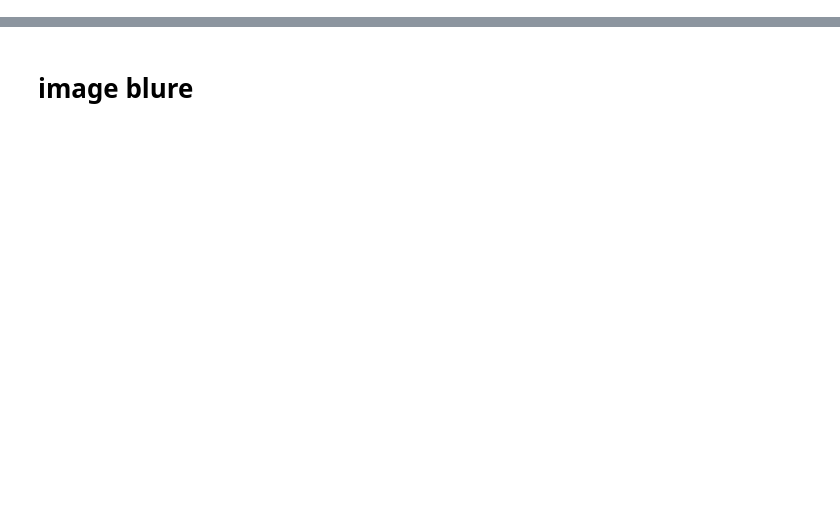
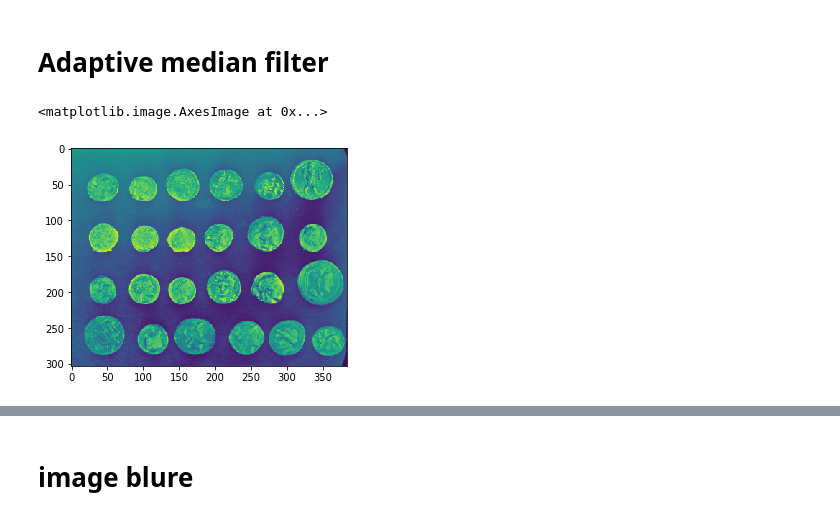
Before and after one commit to xingnix/learning, a Jupyter notebook: imageprocessing/jupyter/5/imagerestore.ipynb, the cells around one changed output, grey strips where cells are left out. Saved outputs shown, nothing was run; the diff lists cells and outputs as text; code cells hidden in the pictures; blank space fills up the shorter version.

```diff
--- a/imageprocessing/jupyter/5/imagerestore.ipynb
+++ b/imageprocessing/jupyter/5/imagerestore.ipynb
@@ -4,0 +7,44 @@ from skimage import io,color,data,filters,exposure,util
+# %% [markdown]
+# Adaptive median filter
+# %%
+def am(a,x,y):
+    I=a.shape[0]
+    J=a.shape[1]
+    windowsize=3
+    Smax=7
+    zxy=a[x,y]
+    while(windowsize<=Smax):
+        d=np.int((windowsize-1)/2)
+        s=a[max(0,x-d):min(I,x+d+1),max(0,y-d):min(J,y+d+1)]
+        zmin=np.min(s)
+        zmed=np.median(s)
+        zmax=np.max(s)
+        A1=zmed-zmin
+        A2=zmed-zmax
+        if A1 > 0 and A2 < 0:
+            B1=zxy-zmin
+            B2=zxy-zmax
+            if B1 > 0 and B2 < 0:
+                return zxy
+            else:
+                return zmed
+        else:
+            windowsize=windowsize+2
+    return zmed
+# %%
+a=data.coins()
+#a=np.uint8(np.random.rand(5,5)*255)
+a=util.noise.random_noise(a,'s&p')
+b=a.copy()
+a=np.float64(a)
+I=a.shape[0]
+J=a.shape[1]
+for i in range(I):
+    for j in range(J):
+        b[i,j]=am(a,i,j)
+# %%
+#plt.imshow(b[0:50,100:150])
+plt.imshow(b)
+# %% [output]
+<matplotlib.image.AxesImage at 0x...>
+[figure, added]
```
Also changed, not shown: parts of 10 cells of this notebook, 1 other file.
